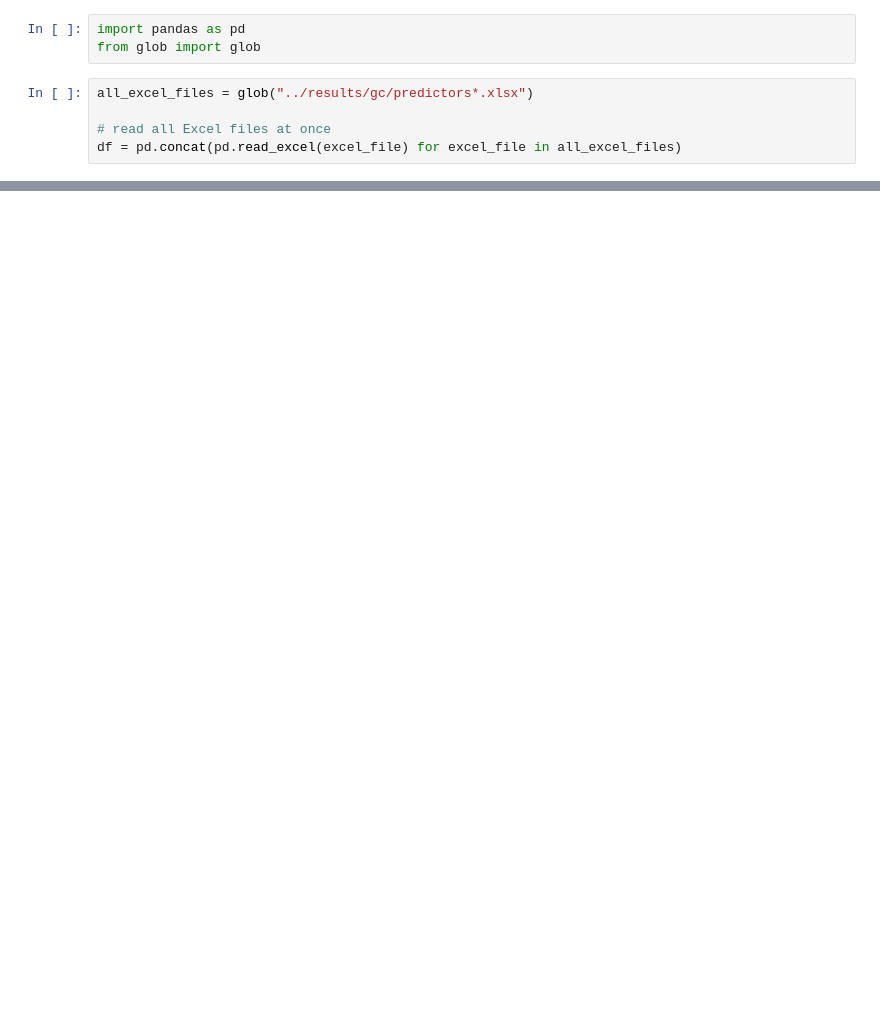
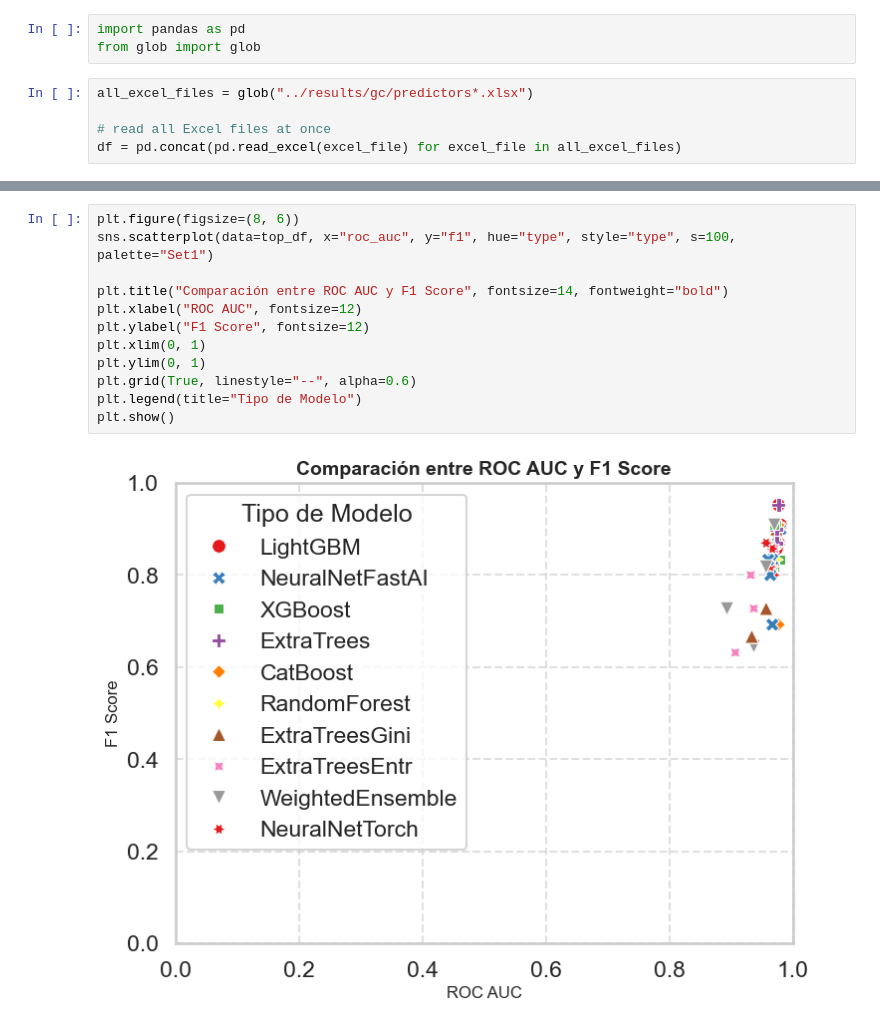
Before and after one commit to jgalanl/synthetic-data, a Jupyter notebook: analytics/analytics.ipynb, the cells around one changed output, grey strips where cells are left out. Cells and saved outputs as stored; diff of their text form; blank space fills up the shorter version.

```diff
--- a/analytics/analytics.ipynb
+++ b/analytics/analytics.ipynb
@@ -64,0 +190,14 @@ Passing `palette` without assigning `hue` is deprecated and will be removed in v
+# %%
+plt.figure(figsize=(8, 6))
+sns.scatterplot(data=top_df, x="roc_auc", y="f1", hue="type", style="type", s=100, palette="Set1")
+
+plt.title("Comparación entre ROC AUC y F1 Score", fontsize=14, fontweight="bold")
+plt.xlabel("ROC AUC", fontsize=12)
+plt.ylabel("F1 Score", fontsize=12)
+plt.xlim(0, 1)
+plt.ylim(0, 1)
+plt.grid(True, linestyle="--", alpha=0.6)
+plt.legend(title="Tipo de Modelo")
+plt.show()
+# %% [output]
+[figure, added]
```
Also changed, not shown: parts of 17 cells of this notebook.
